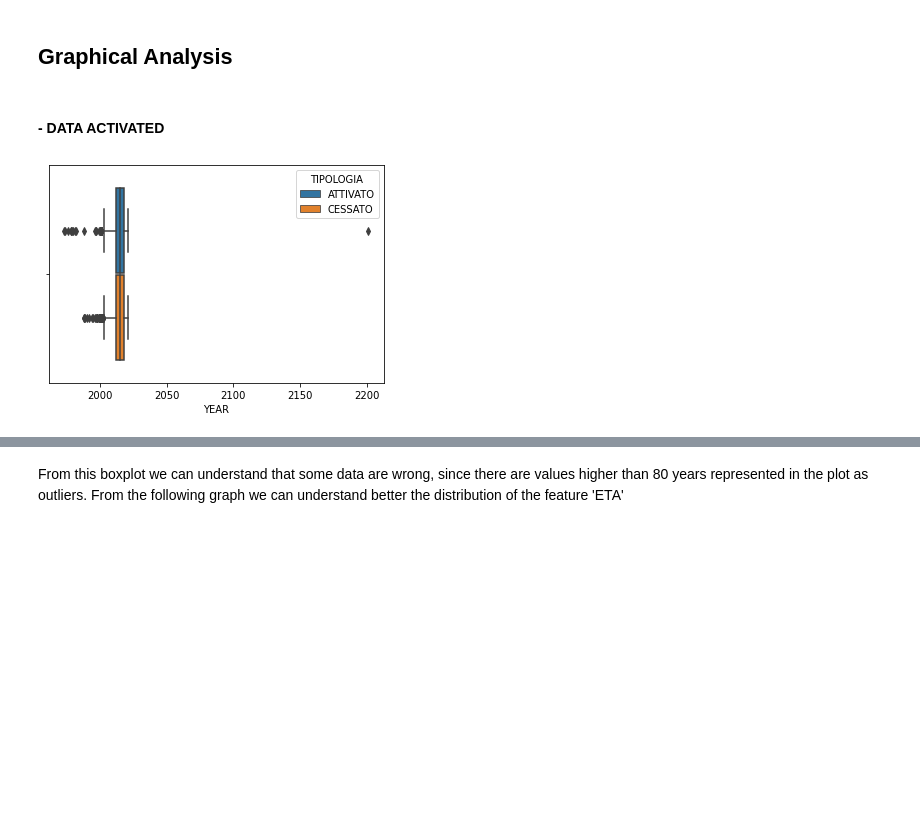
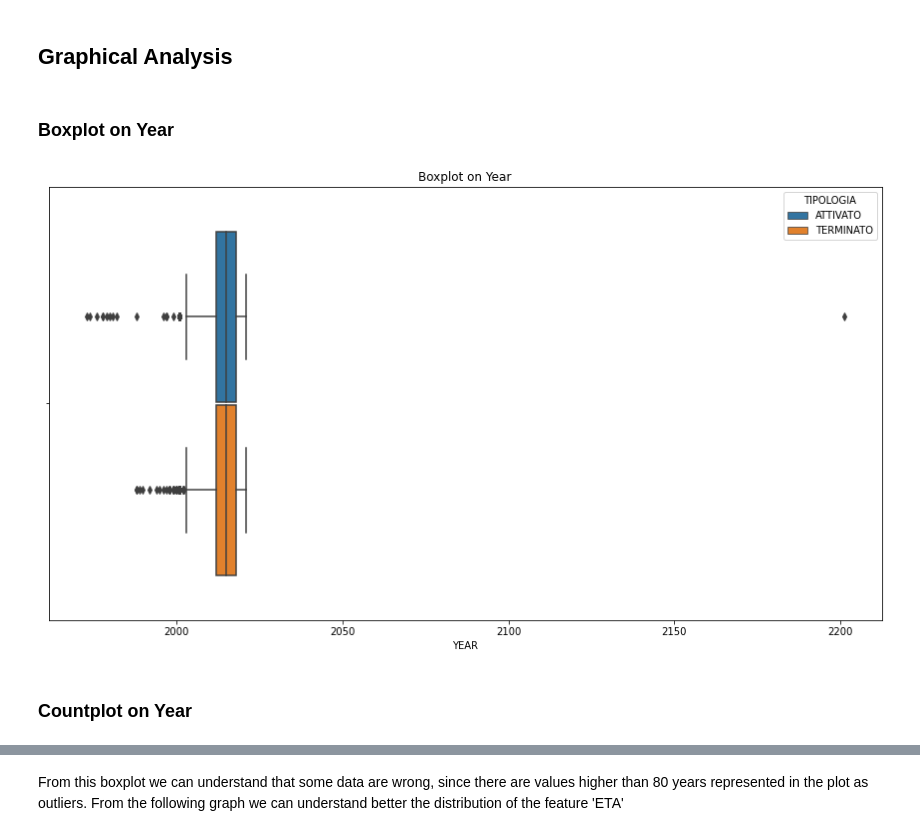
Before and after one commit to Smagia/DSB-ABB, a Jupyter notebook: DataScience_Lab1.ipynb, the cells around one changed output, grey strips where cells are left out. Drawn from its saved outputs; the diff is of its cells as text; code cells hidden in the pictures; blank space fills up the shorter version.

```diff
--- a/DataScience_Lab1.ipynb
+++ b/DataScience_Lab1.ipynb
@@ -29,2 +37,4 @@ activated_work = pd.read_csv("Rapporti_di_lavoro_attivati.csv")
 # %%
-ceased_work = pd.read_csv("Rapporti_di_lavoro_cessati.csv")
+# Loading and showing the second dataset
+terminated_work = pd.read_csv("Rapporti_di_lavoro_cessati.csv")
+terminated_work.head()
@@ -104,0 +137,3 @@ From the dataset head we can understand that the dataset contains 9 features:
+# %%
+activated_work.rename(columns={'ITALIANO':'NAZIONALITA'}, inplace=True)
+terminated_work.rename(columns={'ITALIANO':'NAZIONALITA'}, inplace=True)
@@ -189,2 +208,3 @@ ceased_work.rename(columns={'ITALIANO':'NAZIONALITA'}, inplace=True)
 # %%
 activated_work['TIPOLOGIA'] = 'ATTIVATO'
+terminated_work['TIPOLOGIA'] = 'TERMINATO'
@@ -193,13 +211,11 @@ ceased_work['TIPOLOGIA'] = 'CESSATO'
 # %%
-total = [activated_work, ceased_work]
+total = [activated_work, terminated_work]
 
 result = pd.concat(total)
 
-result_df = pd.DataFrame(result)
+result_df = pd.DataFrame(result) #check if redundant
 # %% [markdown]
 ## Graphical Analysis
-# %% [markdown]
-#### - DATA ACTIVATED
 # %%
 tempDF = result_df.copy()
 tempDF['DATA'] = pd.to_datetime(tempDF['DATA'], errors = 'coerce', format='%d/%m/%Y')
@@ -207,11 +223,18 @@ tempDF['YEAR']= tempDF['DATA'].dt.year
 tempDF['MONTH']= tempDF['DATA'].dt.month
 #2600 entry is ignored in the following plots, workaround because it exceeds representation limit
 #insert it manually, 12/11/2600
+# %% [markdown]
+### Boxplot on Year
 # %%
 ax = sb.boxplot(x=tempDF['YEAR'], y=[""]*len(tempDF), hue=tempDF['TIPOLOGIA'])
-#workaround cause bug, y needs to be filled with dummy data
+# Workaround cause bug, y needs to be filled with dummy data
+ax.set_title("Boxplot on Year")
+plt.gcf().set_size_inches(15, 8)
 plt.show()
+# TODO: add description of bloxplot (outliers because of impossible year value)
 # %% [output]
-[figure, old version]
+[figure, new version]
+# %% [markdown]
+### Countplot on Year
 # %%
 ax = sb.countplot(data=tempDF, x='YEAR', hue = 'TIPOLOGIA')
```
Also changed, not shown: parts of 71 cells of this notebook.
